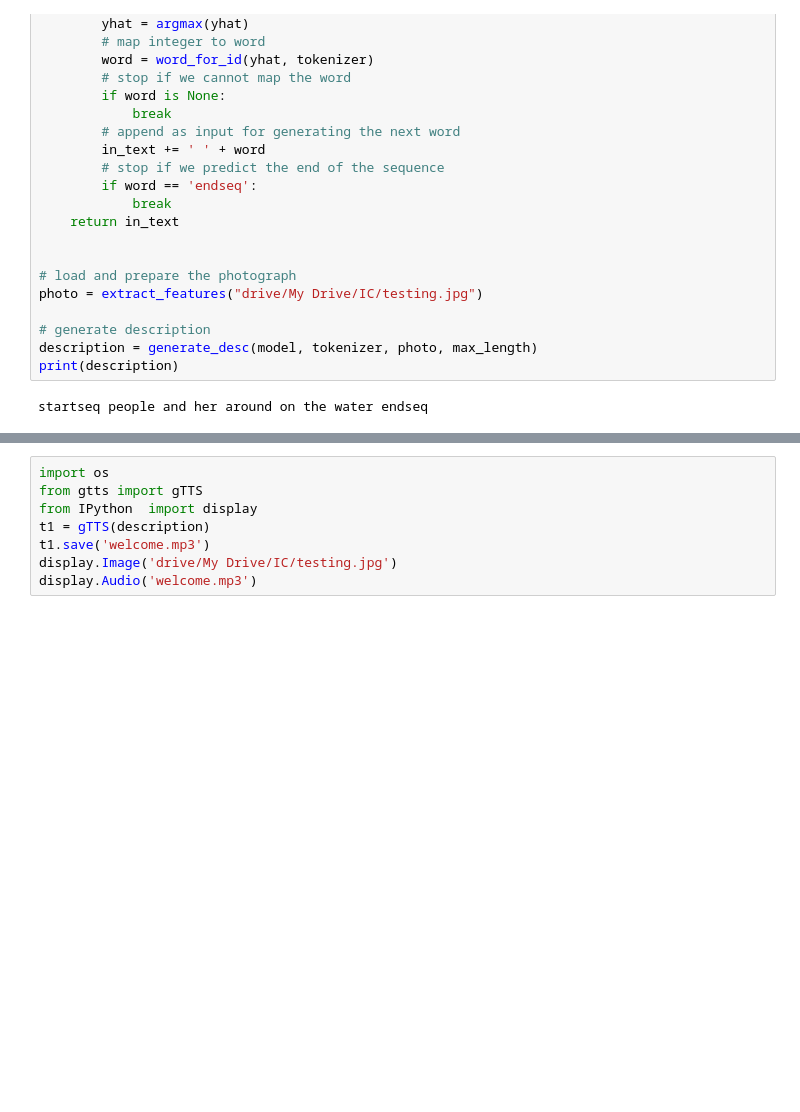
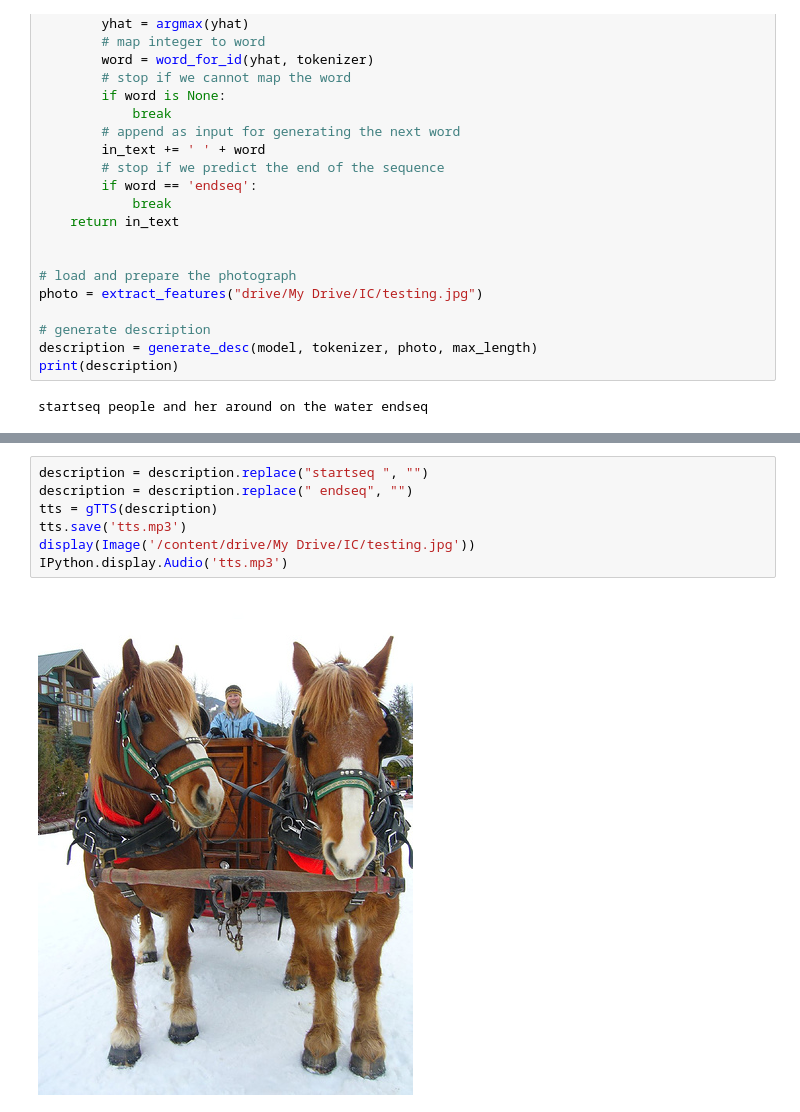
Before and after one commit to malavshahce/impairedhelper, a Jupyter notebook: Image_Captioning_on_Flicker8k.ipynb, the cells around one changed output, grey strips where cells are left out. Saved outputs shown, nothing was run; the diff lists cells and outputs as text; blank space fills up the shorter version.

```diff
--- a/Image_Captioning_on_Flicker8k.ipynb
+++ b/Image_Captioning_on_Flicker8k.ipynb
@@ -475,10 +467,10 @@ Requirement already satisfied: idna<3,>=2.5 in /usr/local/lib/python3.7/dist-pac
 # %%
-import os
-from gtts import gTTS
-from IPython  import display
-t1 = gTTS(description)
-t1.save('welcome.mp3')
-display.Image('drive/My Drive/IC/testing.jpg')
-display.Audio('welcome.mp3')
+description = description.replace("startseq ", "")
+description = description.replace(" endseq", "")
+tts = gTTS(description)
+tts.save('tts.mp3')
+display(Image('/content/drive/My Drive/IC/testing.jpg'))
+IPython.display.Audio('tts.mp3')
 # %% [output]
+[figure, added]
 [interactive output not drawn]
```
Also changed, not shown: parts of 2 cells of this notebook.
